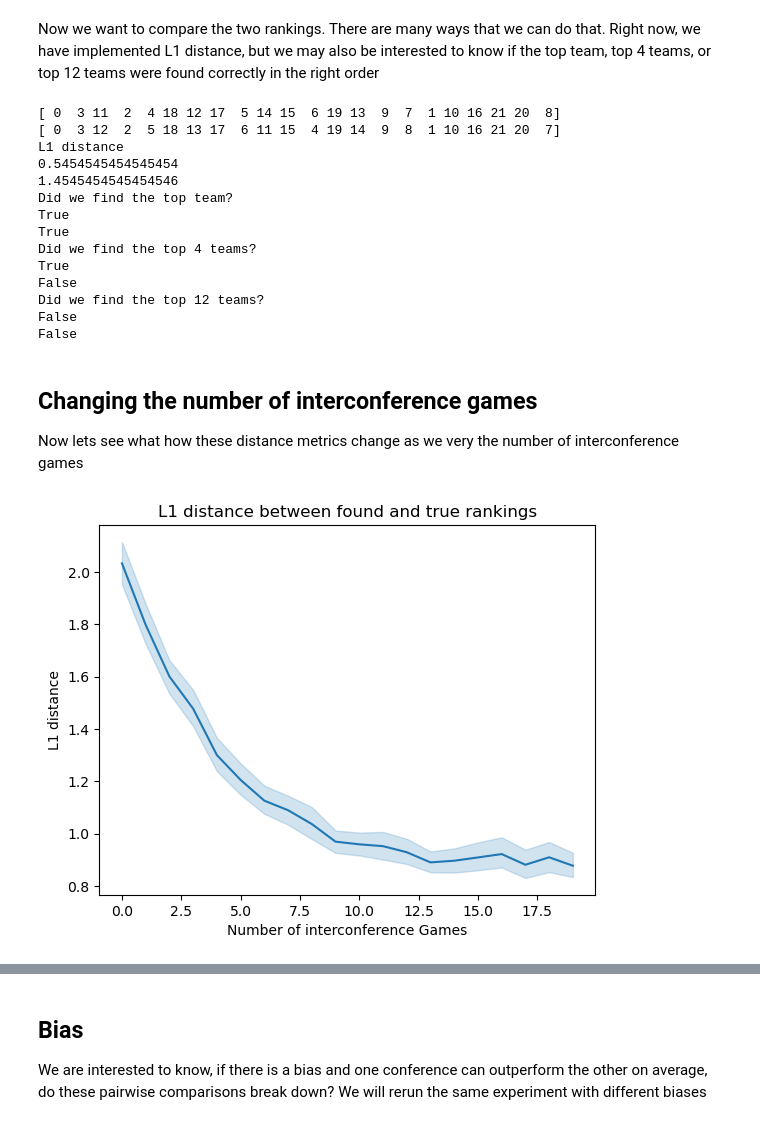
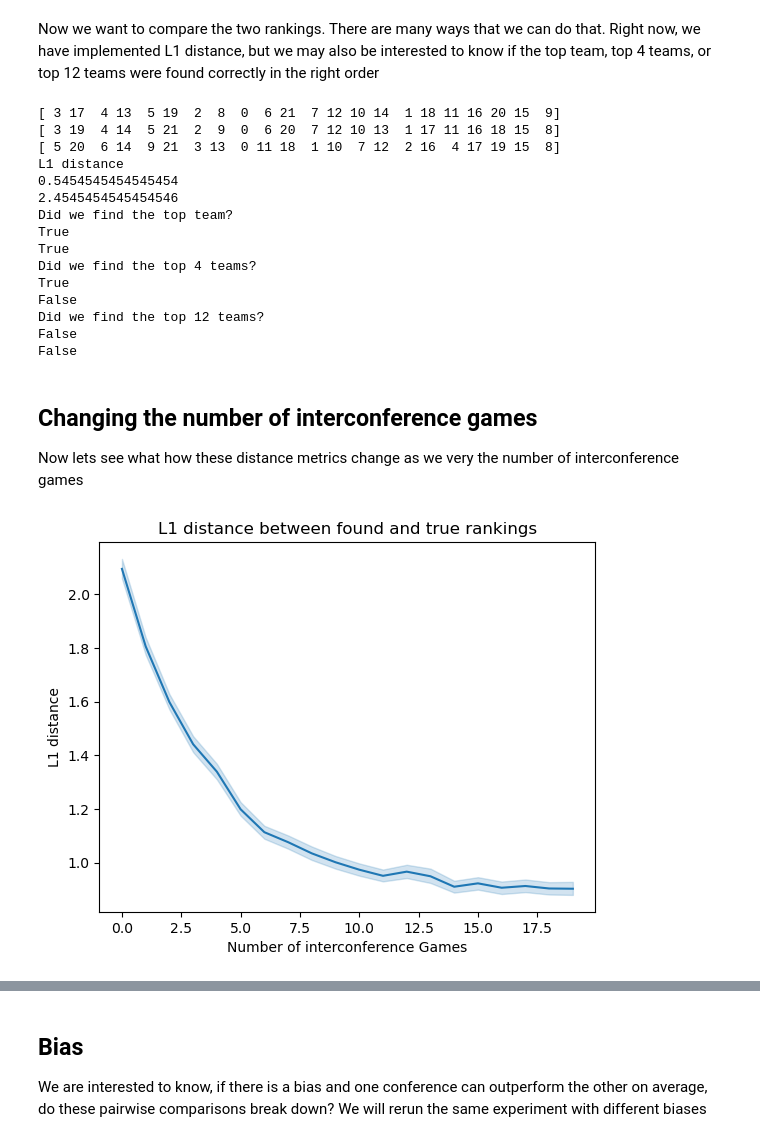
Before and after one commit to jmcalis/InterconferencePlay, a Jupyter notebook: Demo.ipynb, the cells around one changed output, grey strips where cells are left out. Saved outputs shown, nothing was run; the diff lists cells and outputs as text; code cells hidden in the pictures.

```diff
--- a/Demo.ipynb
+++ b/Demo.ipynb
@@ -78,6 +78,7 @@ Now we want to compare the two rankings. There are many ways that we can do that
 # %%
 print(truerank)
 print(foundrankZer)
+print(foundrankELO)
 print('L1 distance')
 print(pc.L1dist(truerank,foundrankZer))
 print(pc.L1dist(truerank,foundrankELO))
@@ -91,11 +92,12 @@ print('Did we find the top 12 teams?')
 print(pc.correct_top_12(truerank,foundrankZer))
 print(pc.correct_top_12(truerank,foundrankELO))
 # %% [output]
-[ 0  3 11  2  4 18 12 17  5 14 15  6 19 13  9  7  1 10 16 21 20  8]
-[ 0  3 12  2  5 18 13 17  6 11 15  4 19 14  9  8  1 10 16 21 20  7]
+[ 3 17  4 13  5 19  2  8  0  6 21  7 12 10 14  1 18 11 16 20 15  9]
+[ 3 19  4 14  5 21  2  9  0  6 20  7 12 10 13  1 17 11 16 18 15  8]
+[ 5 20  6 14  9 21  3 13  0 11 18  1 10  7 12  2 16  4 17 19 15  8]
 L1 distance
 0.5454545454545454
-1.4545454545454546
+2.4545454545454546
 Did we find the top team?
 True
 True
@@ -110,14 +112,14 @@ False
 
 Now lets see what how these distance metrics change as we very the number of interconference games
 # %%
-df = pc.scanZer(10,12,0,20,reps = 1000)
-ax = sns.lineplot(data=df, x='M', y='LD')
+dfZer = pc.scanZer(10,12,0,20,reps = 5000)
+ax = sns.lineplot(data=dfZer, x='M', y='LD')
 plt.xlabel('Number of interconference Games')
 plt.ylabel('L1 distance')
 plt.title('L1 distance between found and true rankings')
 plt.show()
 # %% [output]
-[figure, old version]
+[figure, new version]
 # %%
 fig = plt.figure
 ax = plt.subplot(111)
```
Also changed, not shown: parts of 24 cells of this notebook, 36 other files.
